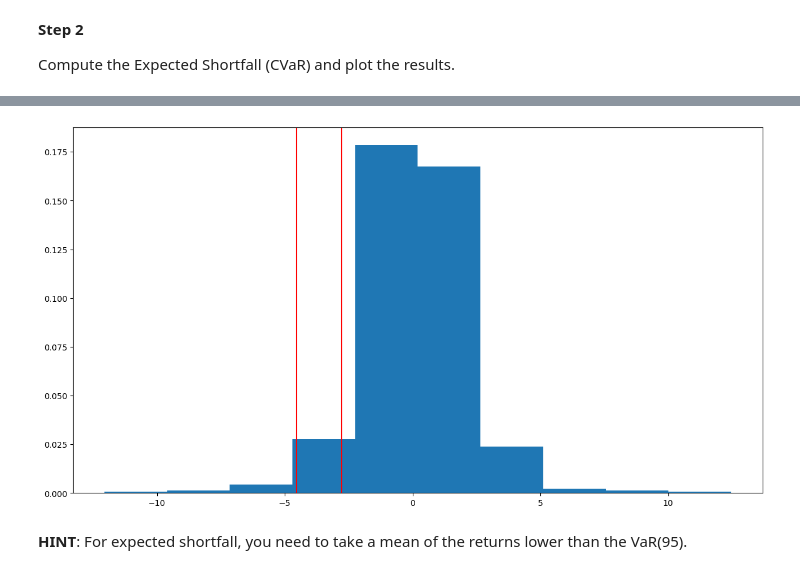
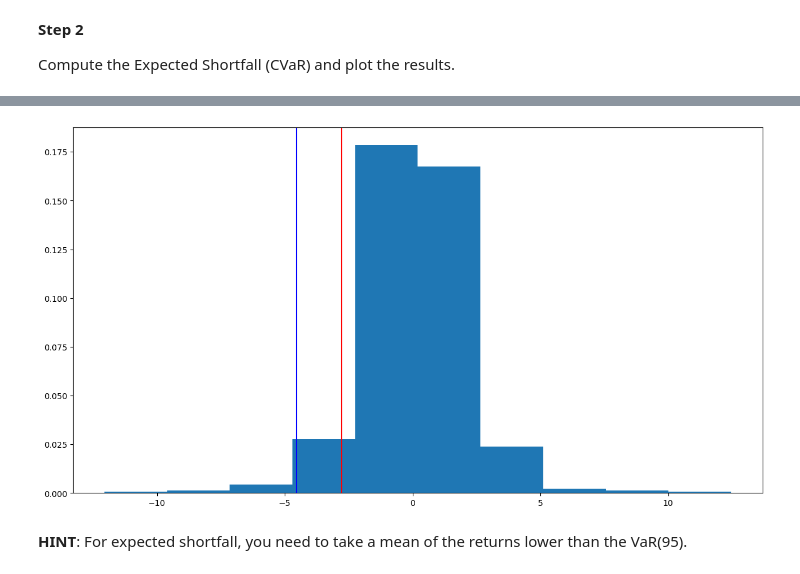
Before and after one commit to abhi647/Value-at-risk-Monte-Carlo, a Jupyter notebook: Monte-Carlo Simulations to compute VaR and Expected Shortfall-Files/VaR_CVaR_MonteCarlo.ipynb, the cells around one changed output, grey strips where cells are left out. Cells and saved outputs as stored; diff of their text form; code cells hidden in the pictures.

```diff
--- a/Monte-Carlo Simulations to compute VaR and Expected Shortfall-Files/VaR_CVaR_MonteCarlo.ipynb
+++ b/Monte-Carlo Simulations to compute VaR and Expected Shortfall-Files/VaR_CVaR_MonteCarlo.ipynb
@@ -264,7 +264,7 @@ plt.hist(sorted_returns,density=True,stacked=True)
 # Draw vertical lines in the plot for the VaR 95 and CVaR quantiles
 plt.axvline(x=var,color='red',linestyle='-',
             label="VaR_95")
-plt.axvline(x=cvar,color='red',linestyle='-',
+plt.axvline(x=cvar,color='blue',linestyle='-',
             label="CVaR_95")
 plt.show()
 # %% [output]
@@ -272,4 +272,4 @@ The historical value of CVaR(95) is -4.533949758241246.
-[figure, old version]
+[figure, new version]
 # %% [markdown]
 **HINT**: For expected shortfall, you need to take a mean of the returns lower than the VaR(95).
 # %% [markdown]
```
Also changed, not shown: parts of 16 cells of this notebook.
